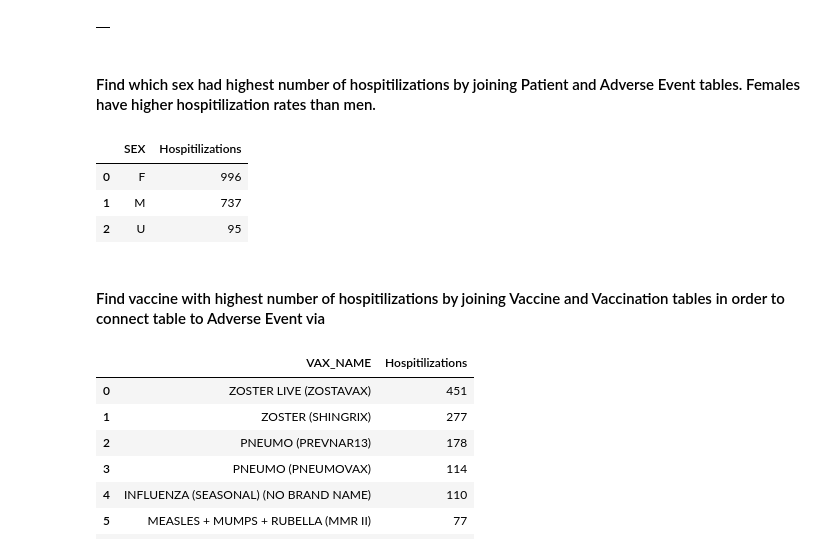
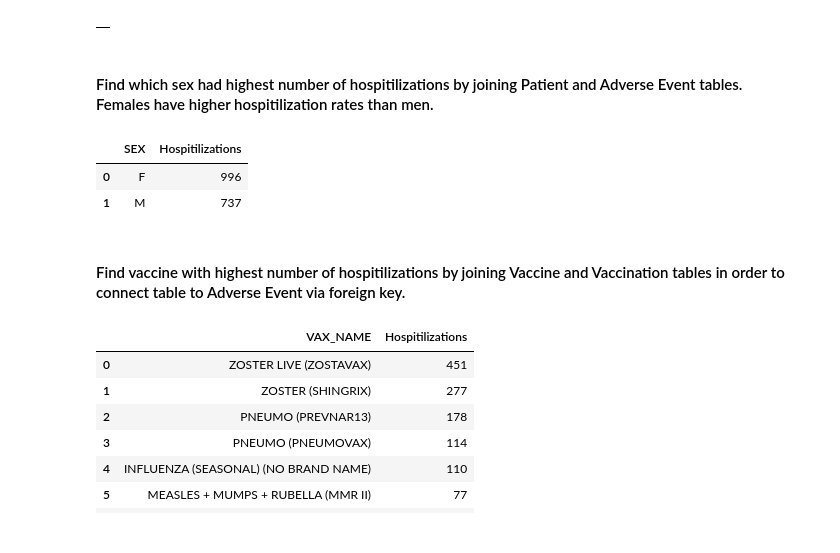
Before and after one commit to noahplacke/cs327e-Vaxonomics, a Jupyter notebook: Project/vaers_analysis.ipynb, the cells around one changed output. Cells and saved outputs as stored; diff of their text form; code cells hidden in the pictures.

```diff
--- a/Project/vaers_analysis.ipynb
+++ b/Project/vaers_analysis.ipynb
@@ -233,25 +231,24 @@ order by Deaths desc
 # %% [output]
 |  |
 # %% [markdown]
-#### Find which sex had highest number of hospitilizations by joining Patient and Adverse Event tables. Females have higher hospitilization rates than men.
+#### Find which sex had highest number of hospitilizations by joining Patient and Adverse Event tables. <br> Females have higher hospitilization rates than men.
 # %%
 %%bigquery
 # List patient sex with highest number of hospitilizations
 select SEX, COUNT(SEX) as Hospitilizations
 from
 # Retrieve patient sex where hospitilization is true and sex information present.
 (select SEX
 from vaers_modeled.Patient p join vaers_modeled.Adverse_Event_Beam_DF e on p.VAERS_ID = e.VAERS_ID
-where HOSPITAL = true and SEX is not null)
+where HOSPITAL = true and SEX != "U")
 group by SEX
 order by Hospitilizations desc
 # %% [output]
 |  | SEX | Hospitilizations |
 | 0 | F | 996 |
 | 1 | M | 737 |
-| 2 | U | 95 |
 # %% [markdown]
-#### Find vaccine with highest number of hospitilizations by joining Vaccine and Vaccination tables in order to connect table to Adverse Event via
+#### Find vaccine with highest number of hospitilizations by joining Vaccine and Vaccination tables in order to connect table to Adverse Event via foreign key.
 # %%
 %%bigquery
 # List vaccines by number of hospitilizations
```
Also changed, not shown: parts of 1 cell of this notebook.
